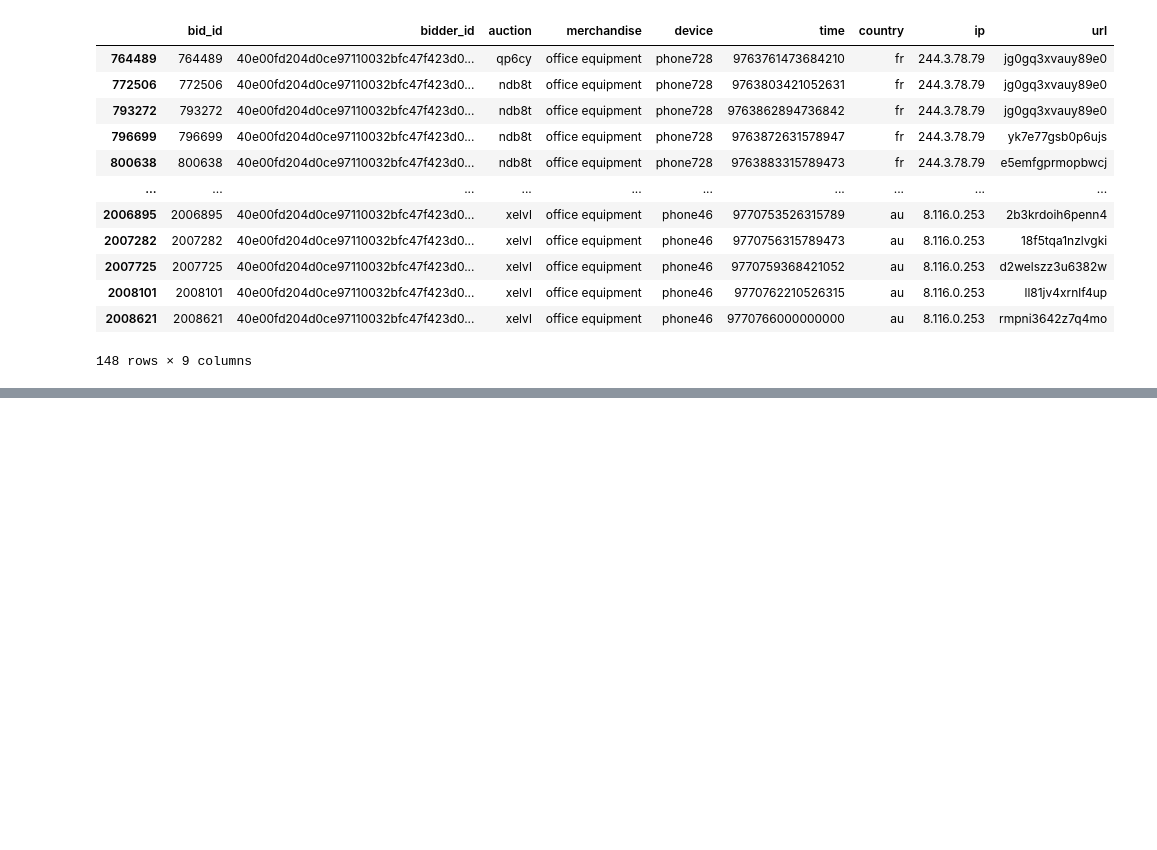
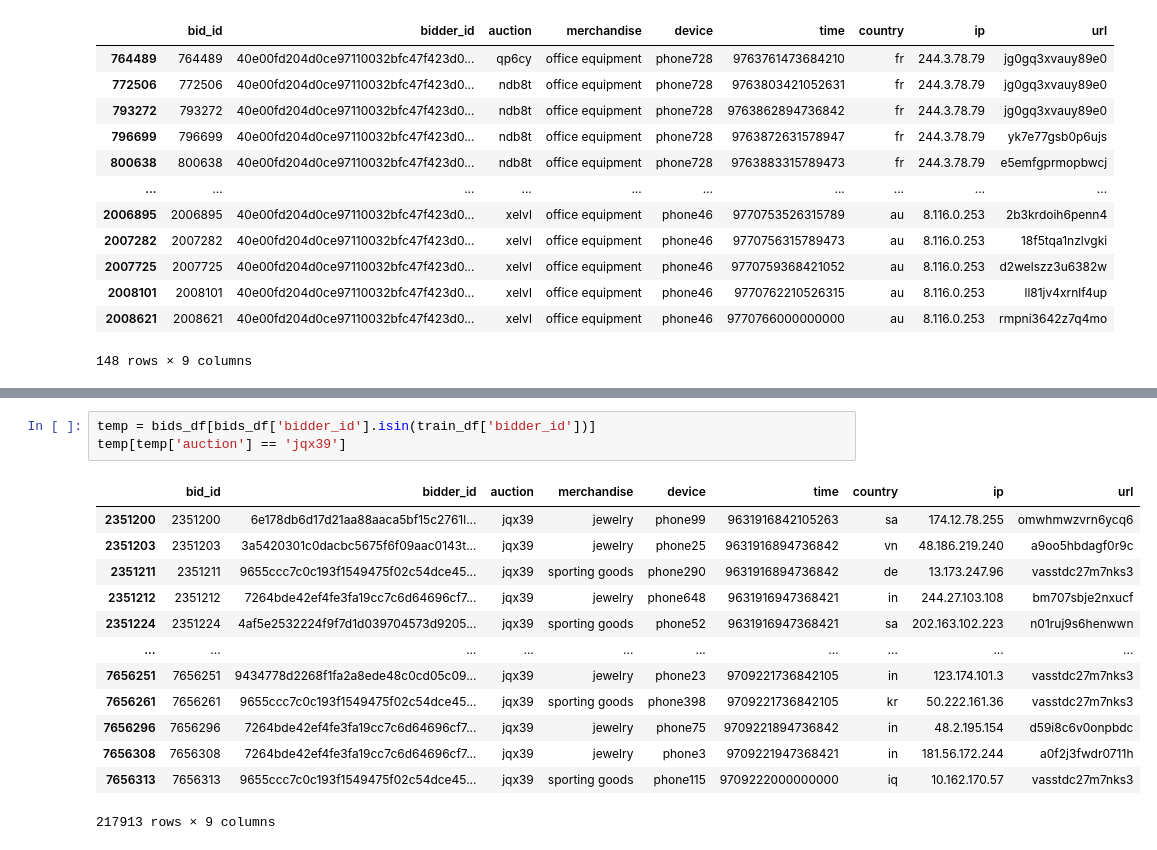
Before and after one commit to imrannizal/RobotBidders-G6, a Jupyter notebook: colab/preprocessing.ipynb, the cells around one changed output, grey strips where cells are left out. Saved outputs shown, nothing was run; the diff lists cells and outputs as text; blank space fills up the shorter version.

```diff
--- a/colab/preprocessing.ipynb
+++ b/colab/preprocessing.ipynb
@@ -125,0 +184,17 @@ bids_df[bids_df['bidder_id'] == "40e00fd204d0ce97110032bfc47f423d0bgrd"]
+# %%
+temp = bids_df[bids_df['bidder_id'].isin(train_df['bidder_id'])]
+temp[temp['auction'] == 'jqx39']
+# %% [output]
+|  | bid_id | bidder_id | auction | merchandise | device | time | country | ip | url |
+| 2351200 | 2351200 | 6e178db6d17d21aa88aaca5bf15c2761l... | jqx39 | jewelry | phone99 | 9631916842105263 | sa | 174.12.78.255 | omwhmwzvrn6ycq6 |
+| 2351203 | 2351203 | 3a5420301c0dacbc5675f6f09aac0143t... | jqx39 | jewelry | phone25 | 9631916894736842 | vn | 48.186.219.240 | a9oo5hbdagf0r9c |
+| 2351211 | 2351211 | 9655ccc7c0c193f1549475f02c54dce45... | jqx39 | sporting goods | phone290 | 9631916894736842 | de | 13.173.247.96 | vasstdc27m7nks3 |
+| 2351212 | 2351212 | 7264bde42ef4fe3fa19cc7c6d64696cf7... | jqx39 | jewelry | phone648 | 9631916947368421 | in | 244.27.103.108 | bm707sbje2nxucf |
+| 2351224 | 2351224 | 4af5e2532224f9f7d1d039704573d9205... | jqx39 | sporting goods | phone52 | 9631916947368421 | sa | 202.163.102.223 | n01ruj9s6henwwn |
+| ... | ... | ... | ... | ... | ... | ... | ... | ... | ... |
+| 7656251 | 7656251 | 9434778d2268f1fa2a8ede48c0cd05c09... | jqx39 | jewelry | phone23 | 9709221736842105 | in | 123.174.101.3 | vasstdc27m7nks3 |
+| 7656261 | 7656261 | 9655ccc7c0c193f1549475f02c54dce45... | jqx39 | sporting goods | phone398 | 9709221736842105 | kr | 50.222.161.36 | vasstdc27m7nks3 |
+| 7656296 | 7656296 | 7264bde42ef4fe3fa19cc7c6d64696cf7... | jqx39 | jewelry | phone75 | 9709221894736842 | in | 48.2.195.154 | d59i8c6v0onpbdc |
+| 7656308 | 7656308 | 7264bde42ef4fe3fa19cc7c6d64696cf7... | jqx39 | jewelry | phone3 | 9709221947368421 | in | 181.56.172.244 | a0f2j3fwdr0711h |
+| 7656313 | 7656313 | 9655ccc7c0c193f1549475f02c54dce45... | jqx39 | sporting goods | phone115 | 9709222000000000 | iq | 10.162.170.57 | vasstdc27m7nks3 |
+217913 rows × 9 columns
```
Also changed, not shown: parts of 24 cells of this notebook.
